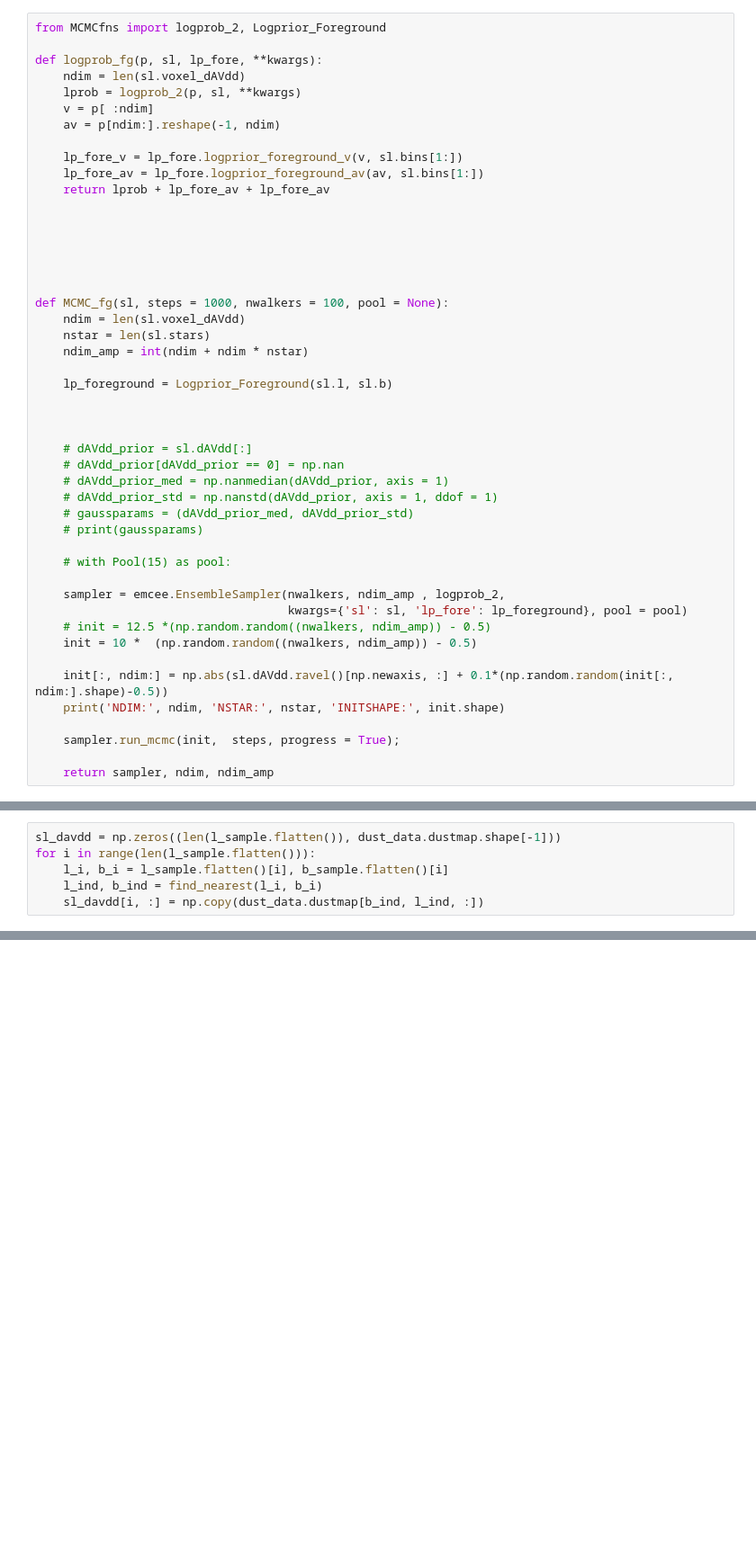
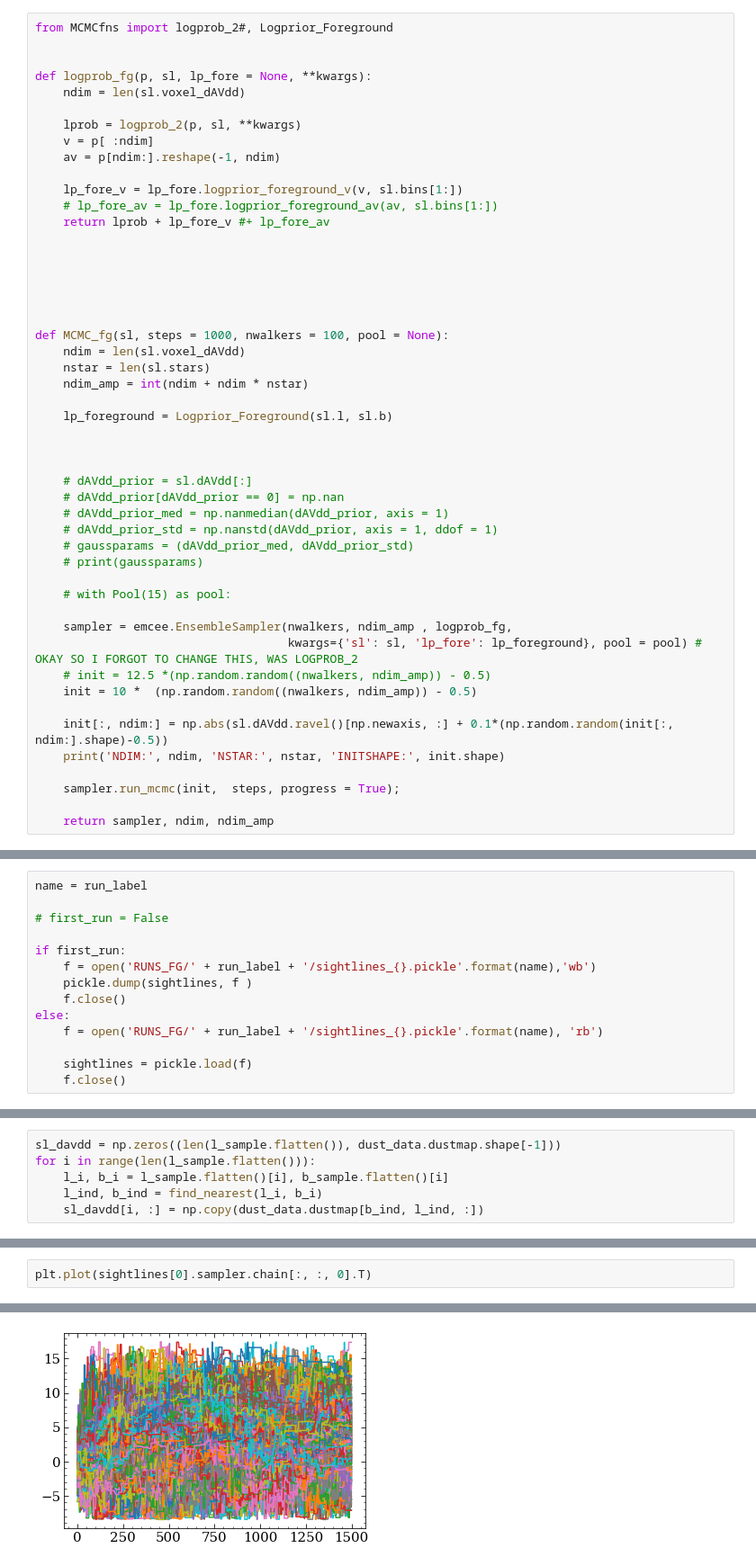
Before and after one commit to aidantmcb/microKT, a Jupyter notebook: 240322_modifysl.ipynb, the cells around one changed output, grey strips where cells are left out. Shown at 90% size. Cells and saved outputs as stored; diff of their text form; blank space fills up the shorter version.

```diff
--- a/240322_modifysl.ipynb
+++ b/240322_modifysl.ipynb
@@ -228,15 +367,17 @@ for i in range(len(selected_inds)):
 # %%
-from MCMCfns import logprob_2, Logprior_Foreground
+from MCMCfns import logprob_2#, Logprior_Foreground
 
-def logprob_fg(p, sl, lp_fore, **kwargs):
+
+def logprob_fg(p, sl, lp_fore = None, **kwargs):
     ndim = len(sl.voxel_dAVdd)
+
     lprob = logprob_2(p, sl, **kwargs)
     v = p[ :ndim]
     av = p[ndim:].reshape(-1, ndim)
 
     lp_fore_v = lp_fore.logprior_foreground_v(v, sl.bins[1:])
-    lp_fore_av = lp_fore.logprior_foreground_av(av, sl.bins[1:])
-    return lprob + lp_fore_av + lp_fore_av
+    # lp_fore_av = lp_fore.logprior_foreground_av(av, sl.bins[1:])
+    return lprob + lp_fore_v #+ lp_fore_av
 
 
 
@@ -261,8 +402,8 @@ def MCMC_fg(sl, steps = 1000, nwalkers = 100, pool = None):
 
     # with Pool(15) as pool:
 
-    sampler = emcee.EnsembleSampler(nwalkers, ndim_amp , logprob_2,
-                                    kwargs={'sl': sl, 'lp_fore': lp_foreground}, pool = pool)
+    sampler = emcee.EnsembleSampler(nwalkers, ndim_amp , logprob_fg,
+                                    kwargs={'sl': sl, 'lp_fore': lp_foreground}, pool = pool) # OKAY SO I FORGOT TO CHANGE THIS, WAS LOGPROB_2
     # init = 12.5 *(np.random.random((nwalkers, ndim_amp)) - 0.5)
     init = 10 *  (np.random.random((nwalkers, ndim_amp)) - 0.5)
 
@@ -332,0 +496,14 @@ sightlines[0].intake(item[0])
+# %%
+name = run_label
+
+# first_run = False
+
+if first_run:
+    f = open('RUNS_FG/' + run_label + '/sightlines_{}.pickle'.format(name),'wb')
+    pickle.dump(sightlines, f )
+    f.close()
+else:
+    f = open('RUNS_FG/' + run_label + '/sightlines_{}.pickle'.format(name), 'rb')
+
+    sightlines = pickle.load(f)
+    f.close()
@@ -787,0 +960,3 @@ N  0
+# %%
+plt.plot(sightlines[0].sampler.chain[:, :, 0].T)
+# %% [output]
@@ -787,0 +980 @@ N  0
+[figure, added]
```
Also changed, not shown: parts of 39 cells of this notebook, 2 other files.
